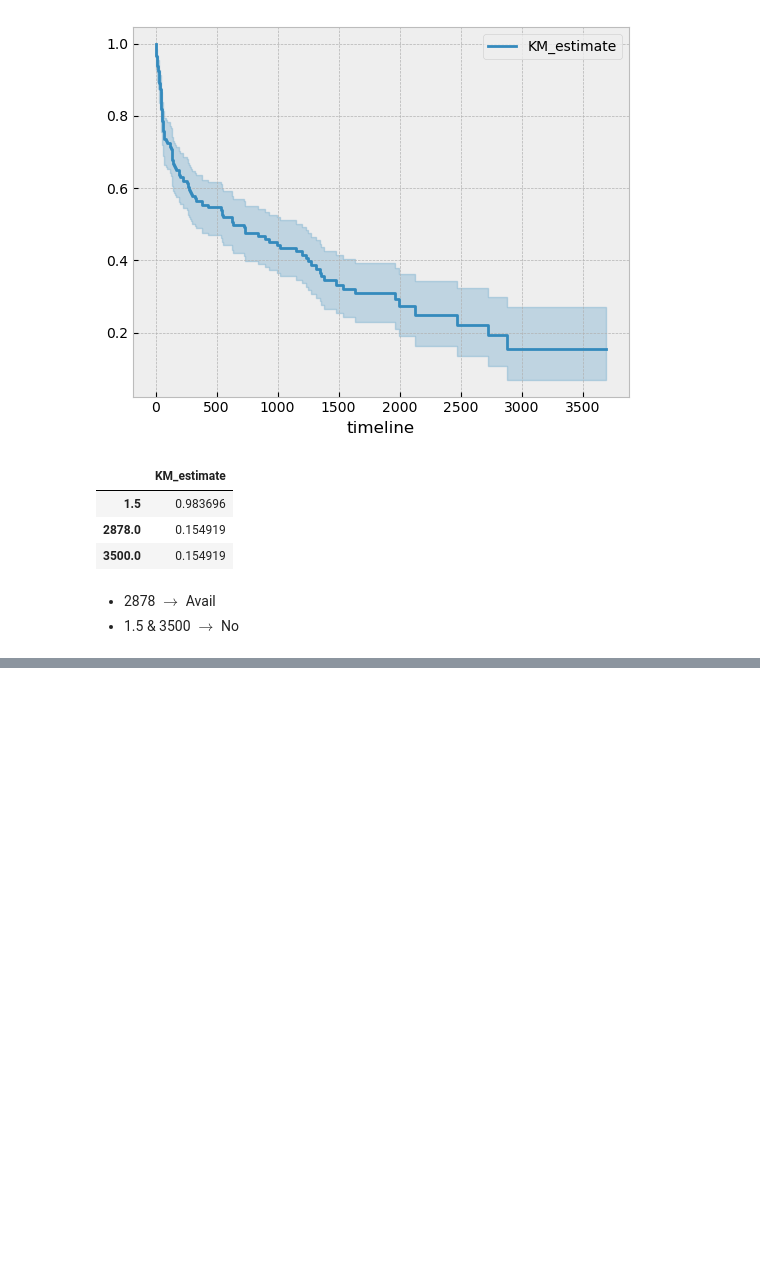
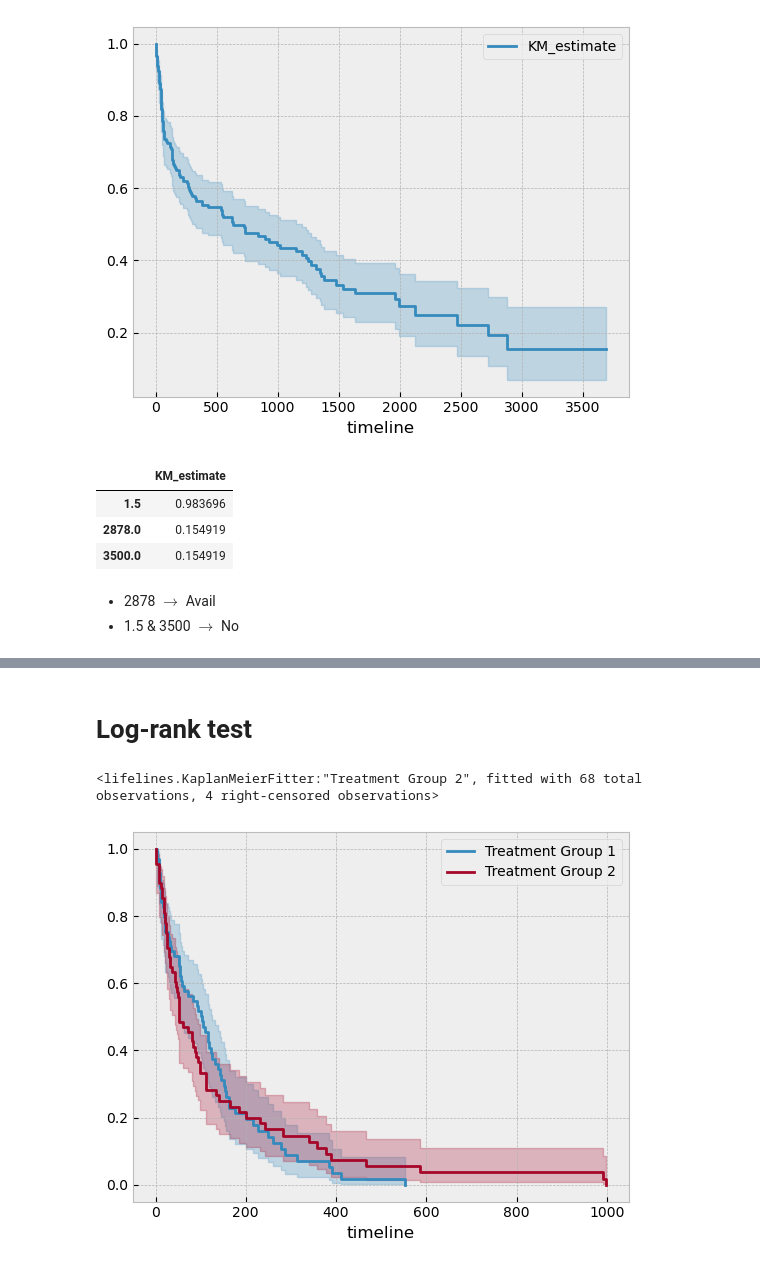
Before and after one commit to sandyherho/survival_anal, a Jupyter notebook: ch4.ipynb, the cells around one changed output, grey strips where cells are left out. Saved outputs shown, nothing was run; the diff lists cells and outputs as text; code cells hidden in the pictures; blank space fills up the shorter version.

```diff
--- a/ch4.ipynb
+++ b/ch4.ipynb
@@ -67,0 +84,7 @@ pd.DataFrame(kmft.survival_function_at_times(times=[1.5, 2878, 3500]))
+# %% [markdown]
+# Log-rank test
+# %%
+df = pd.read_csv('./data/veteran.csv')
+# %%
+df1 = df[df['trt']==1].drop(['trt', 'Unnamed: 0'], axis=1)
+df2 = df[df['trt']==2].drop(['trt', 'Unnamed: 0'], axis=1)
@@ -67,0 +93,13 @@ pd.DataFrame(kmft.survival_function_at_times(times=[1.5, 2878, 3500]))
+# %%
+kmft1 = KaplanMeierFitter()
+kmft1.fit(df1['time'], df1['status'], label='Treatment Group 1')
+
+kmft2 = KaplanMeierFitter()
+kmft2.fit(df2['time'], df2['status'], label='Treatment Group 2')
+# %% [output]
+<lifelines.KaplanMeierFitter:"Treatment Group 2", fitted with 68 total observations, 4 right-censored observations>
+# %%
+kmft1.plot_survival_function();
+kmft2.plot_survival_function();
+# %% [output]
+[figure, added]
```
Also changed, not shown: parts of 2 cells of this notebook.
